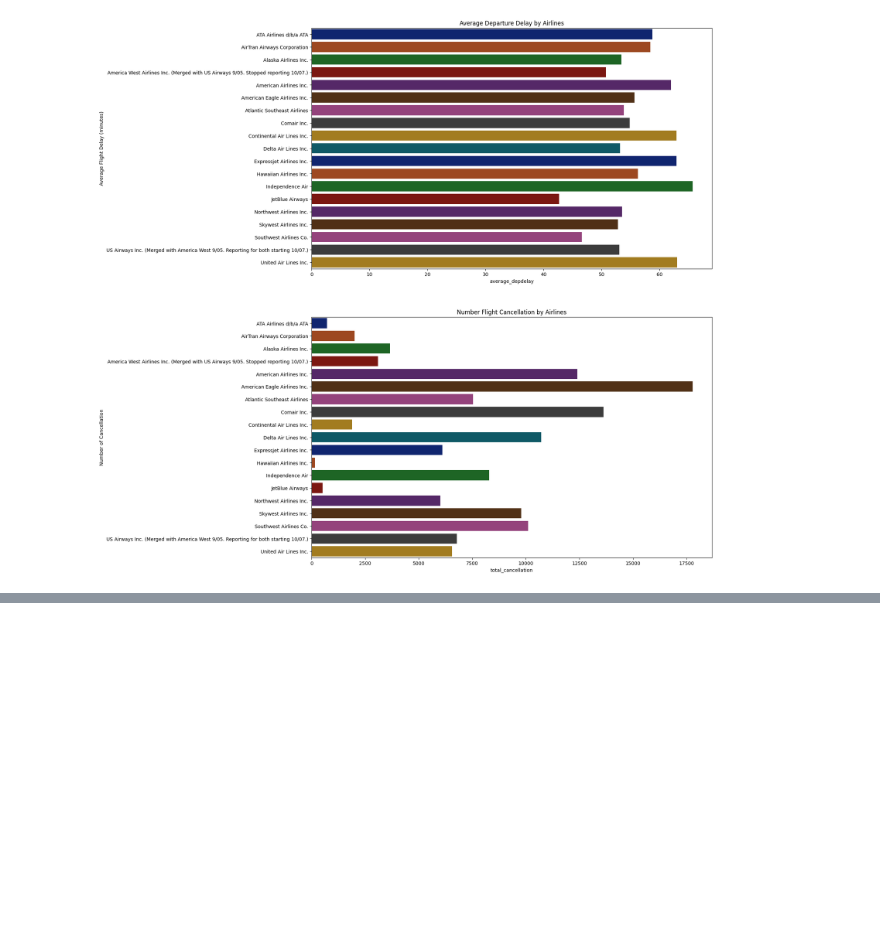
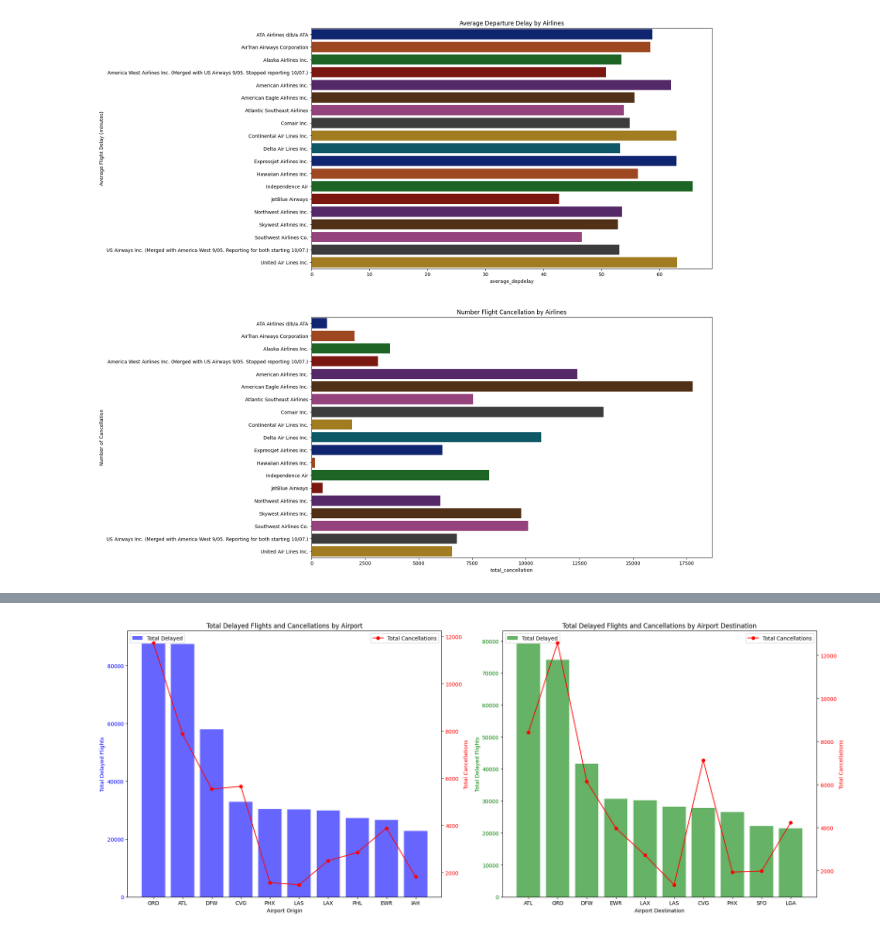
Before and after one commit to athirah-o/Airline_OnTime_Performance_Analysis, a Jupyter notebook: P129566_Assignment2.ipynb, the cells around one changed output, grey strips where cells are left out. Cells and saved outputs as stored; diff of their text form; code cells hidden in the pictures; blank space fills up the shorter version.

```diff
--- a/P129566_Assignment2.ipynb
+++ b/P129566_Assignment2.ipynb
@@ -291,0 +336,15 @@ plt.show()
+# %%
+origin_delayed = pd.read_csv("/content/drive/MyDrive/STQD6324_DataManagement/Assignment_2/Analysis/origin_delayed.csv")
+top10_origindelayed = origin_delayed.head(10)
+
+origin_canx = pd.read_csv("/content/drive/MyDrive/STQD6324_DataManagement/Assignment_2/Analysis/origin_cancelled.csv")
+top10_origin_canx = origin_canx.head(10)
+
+dest_delayed = pd.read_csv("/content/drive/MyDrive/STQD6324_DataManagement/Assignment_2/Analysis/dest_delayed.csv")
+top10_dest_delayed = dest_delayed.head(10)
+
+dest_canx = pd.read_csv("/content/drive/MyDrive/STQD6324_DataManagement/Assignment_2/Analysis/dest_cancelled.csv")
+top10_dest_canx = dest_canx.head(10)
+
+display_side_by_side([top10_origindelayed, top10_dest_delayed, top10_origin_canx, top10_dest_canx],
+ ['Origin Flight Delayed', 'Destination Flight Delayed', "Destination Flight Delayed","Destination Flight Cancellation"])
@@ -291,0 +400,55 @@ plt.show()
+# %%
+# Merging DataFrames on 'origin'
+df_combined = pd.merge(origin_delayed, origin_canx, on='origin')
+top10_origin = df_combined.head(10)
+
+# Merging DataFrames on 'dest'
+dest_combined = pd.merge(dest_delayed, dest_canx, on='dest')
+top10_dest = dest_combined.head(10)
+
+# Plotting
+fig, (ax1, ax3) = plt.subplots(1, 2, figsize=(20, 8))
+
+# Bar plot for origin total_delayed
+ax1.bar(top10_origin['origin'], top10_origin['total_delayed'], color='b', alpha=0.6, label='Total Delayed')
+ax1.set_xlabel('Airport Origin')
+ax1.set_ylabel('Total Delayed Flights', color='b')
+ax1.tick_params(axis='y', labelcolor='b')
+
+# Create a second y-axis
+ax2 = ax1.twinx()
+
+# Line plot for origin total_cancellations
+ax2.plot(top10_origin['origin'], top10_origin['total_cancellations'], color='r', marker='o', label='Total Cancellations')
+ax2.set_ylabel('Total Cancellations', color='r')
+ax2.tick_params(axis='y', labelcolor='r')
+
+# Adding title and legends
+plt.title('Total Delayed Flights and Cancellations by Airport')
+fig.tight_layout()
+ax1.legend(loc='upper left')
+ax2.legend(loc='upper right')
+
+# Bar plot for dest total_delayed
+ax3.bar(top10_dest['dest'], top10_dest['total_delayed'], color='g', alpha=0.6, label='Total Delayed')
+ax3.set_xlabel('Airport Destination')
+ax3.set_ylabel('Total Delayed Flights', color='g')
+ax3.tick_params(axis='y', labelcolor='g')
+
+# Create a second y-axis
+ax4 = ax3.twinx()
+
+# Line plot for dest total_cancellations
+ax4.plot(top10_dest['dest'], top10_dest['total_cancellation'], color='r', marker='o', label='Total Cancellations')
+ax4.set_ylabel('Total Cancellations', color='r')
+ax4.tick_params(axis='y', labelcolor='r')
+
+# Adding title and legends
+plt.title('Total Delayed Flights and Cancellations by Airport Destination')
+fig.tight_layout()
+ax3.legend(loc='upper left')
+ax4.legend(loc='upper right')
+
+plt.show();
+# %% [output]
+[figure, added]
```
Also changed, not shown: parts of 22 cells of this notebook.
